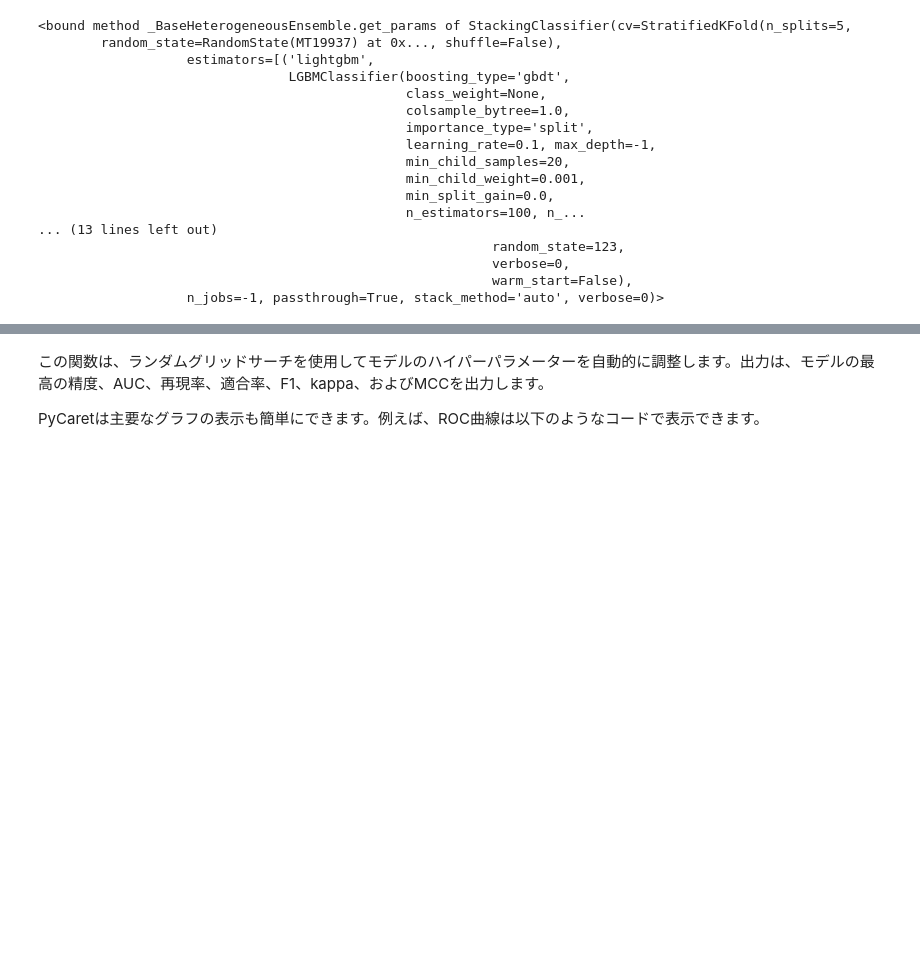
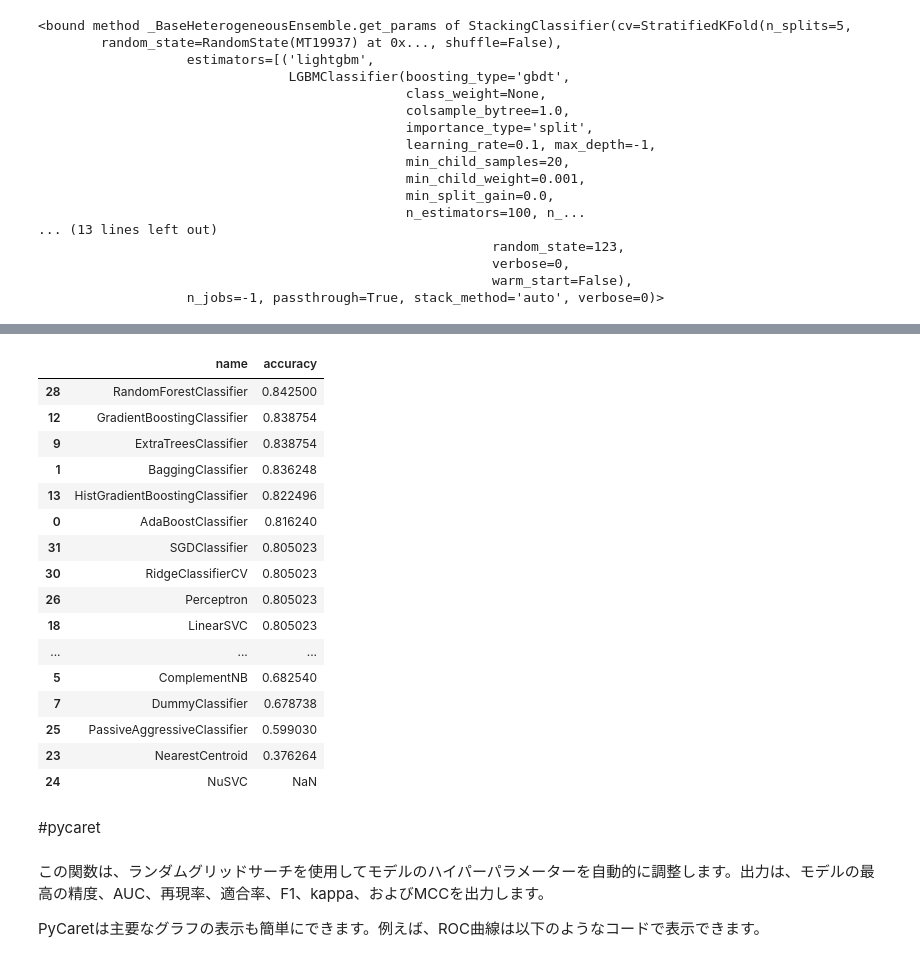
Before and after one commit to Ryo-Tanohata/sig_beginner9, a Jupyter notebook: all_estimator_beginner9.ipynb, the cells around one changed output, grey strips where cells are left out. Saved outputs shown, nothing was run; the diff lists cells and outputs as text; code cells hidden in the pictures; blank space fills up the shorter version.

```diff
--- a/all_estimator_beginner9.ipynb
+++ b/all_estimator_beginner9.ipynb
@@ -459,3 +492,26 @@ stack.get_params
+# %%
+pd.DataFrame({"name":names, "accuracy":accuracies}).sort_values("accuracy", ascending=False)
+#pd.DataFrame(results,index=['i',]).T.reset_index().rename(columns={'index': 'name', 'i':'accuracy'})
+# %% [output]
+|  | name | accuracy |
+| 28 | RandomForestClassifier | 0.842500 |
+| 12 | GradientBoostingClassifier | 0.838754 |
+| 9 | ExtraTreesClassifier | 0.838754 |
+| 1 | BaggingClassifier | 0.836248 |
+| 13 | HistGradientBoostingClassifier | 0.822496 |
+| 0 | AdaBoostClassifier | 0.816240 |
+| 31 | SGDClassifier | 0.805023 |
+| 30 | RidgeClassifierCV | 0.805023 |
+| 26 | Perceptron | 0.805023 |
+| 18 | LinearSVC | 0.805023 |
+| ... | ... | ... |
+| 5 | ComplementNB | 0.682540 |
+| 7 | DummyClassifier | 0.678738 |
+| 25 | PassiveAggressiveClassifier | 0.599030 |
+| 23 | NearestCentroid | 0.376264 |
+| 24 | NuSVC | NaN |
+# %% [markdown]
+#pycaret
 # %% [markdown]
 この関数は、ランダムグリッドサーチを使用してモデルのハイパーパラメーターを自動的に調整します。出力は、モデルの最高の精度、AUC、再現率、適合率、F1、kappa、およびMCCを出力します。
 
```
Also changed, not shown: parts of 6 cells of this notebook.
